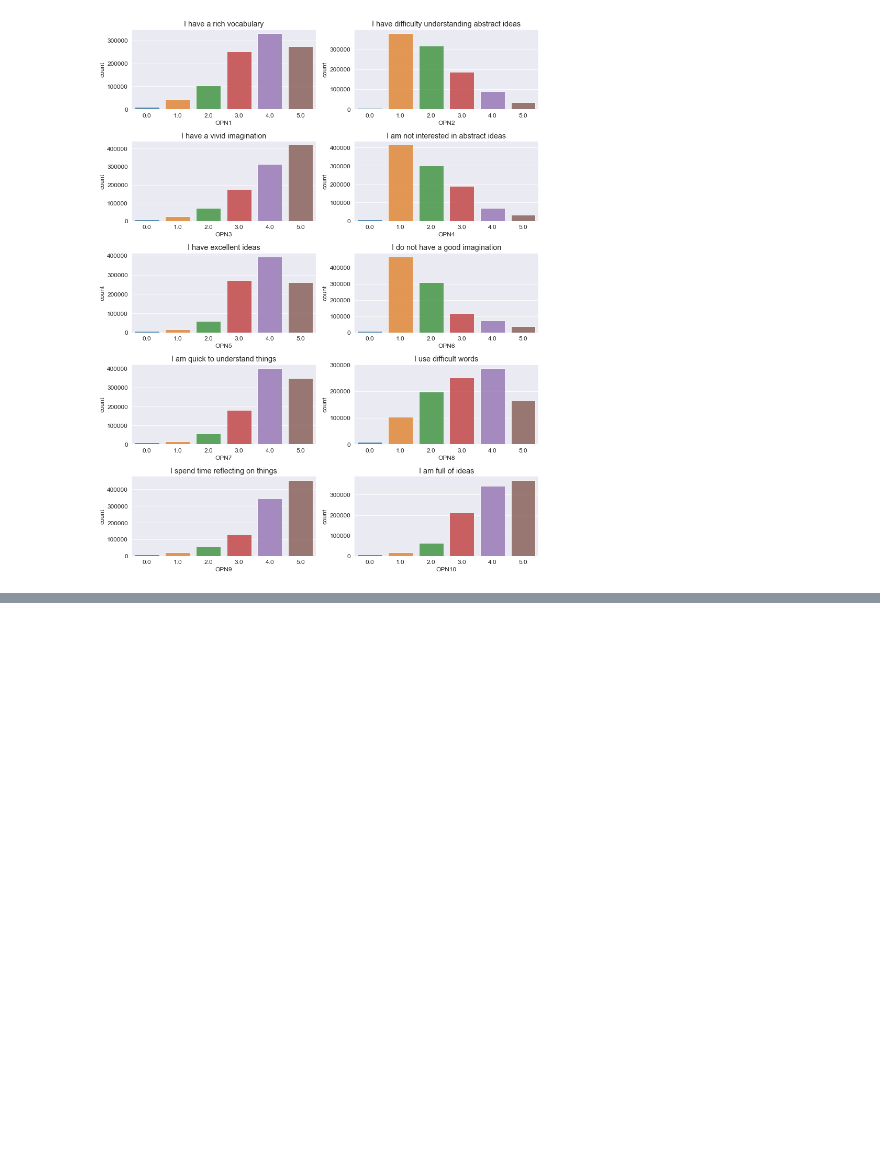
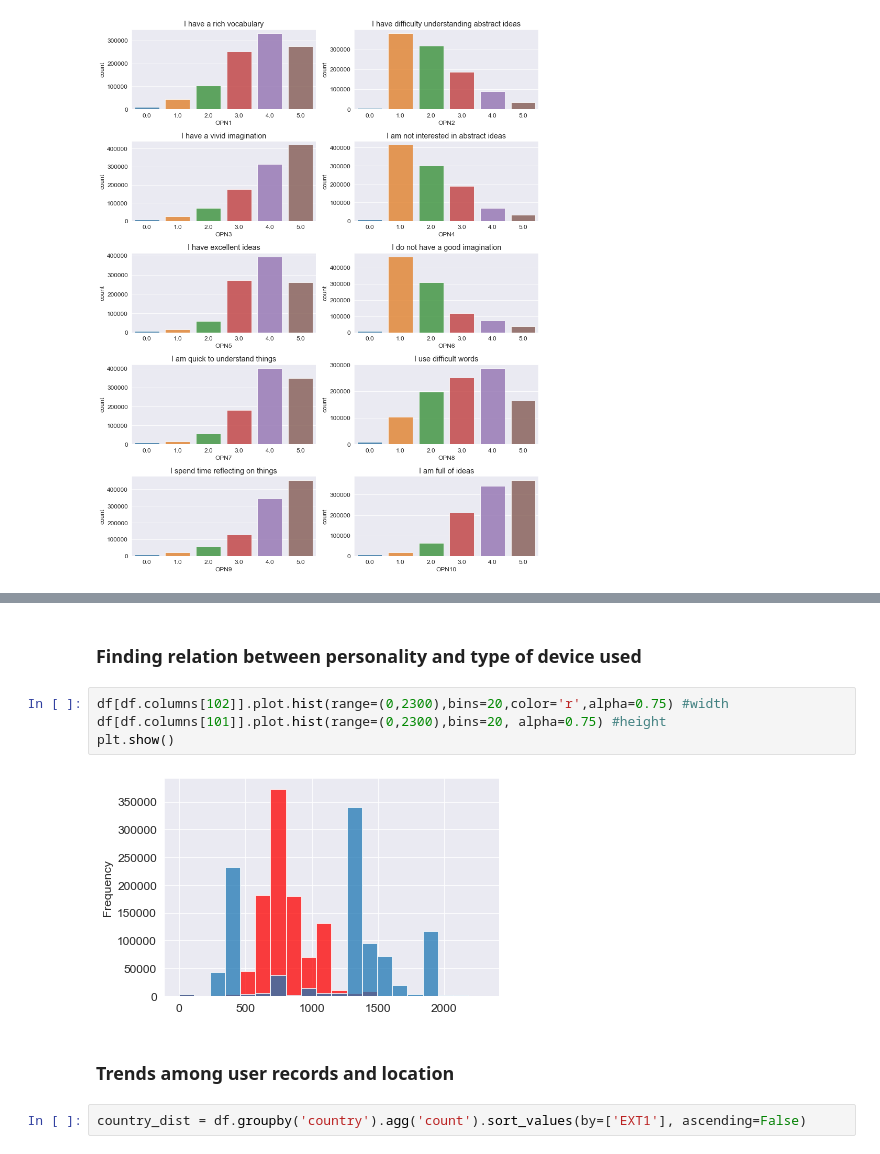
Before and after one commit to csendranshi/Personality_Assessment, a Jupyter notebook: Personality_assessment.ipynb, the cells around one changed output, grey strips where cells are left out. Cells and saved outputs as stored; diff of their text form; blank space fills up the shorter version.

```diff
--- a/Personality_assessment.ipynb
+++ b/Personality_assessment.ipynb
@@ -278,0 +286,12 @@ plt.show()
+# %% [markdown]
+### Finding relation between personality and type of device used
+# %%
+df[df.columns[102]].plot.hist(range=(0,2300),bins=20,color='r',alpha=0.75) #width
+df[df.columns[101]].plot.hist(range=(0,2300),bins=20, alpha=0.75) #height
+plt.show()
+# %% [output]
+[figure, added]
+# %% [markdown]
+### Trends among user records and location
+# %%
+country_dist = df.groupby('country').agg('count').sort_values(by=['EXT1'], ascending=False)
```
Also changed, not shown: parts of 17 cells of this notebook, 1 other file.
